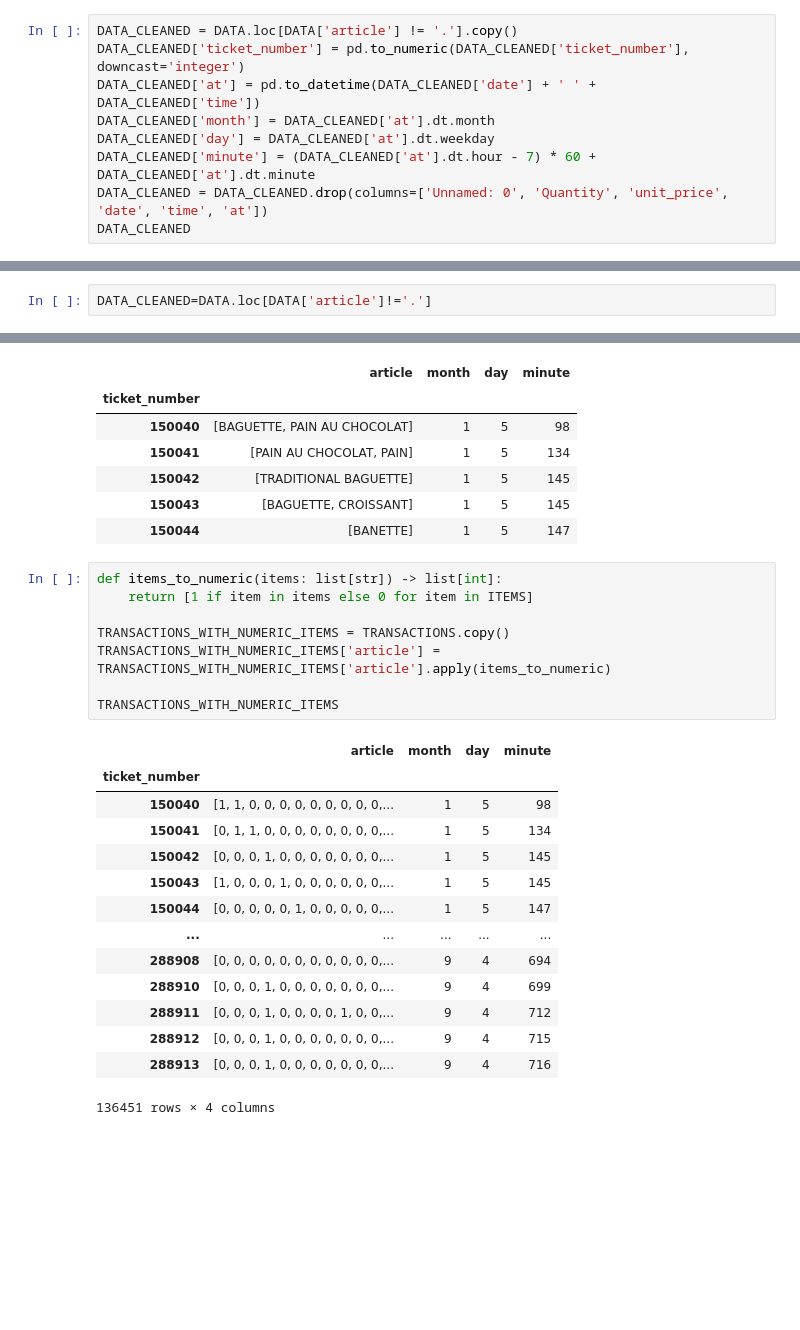
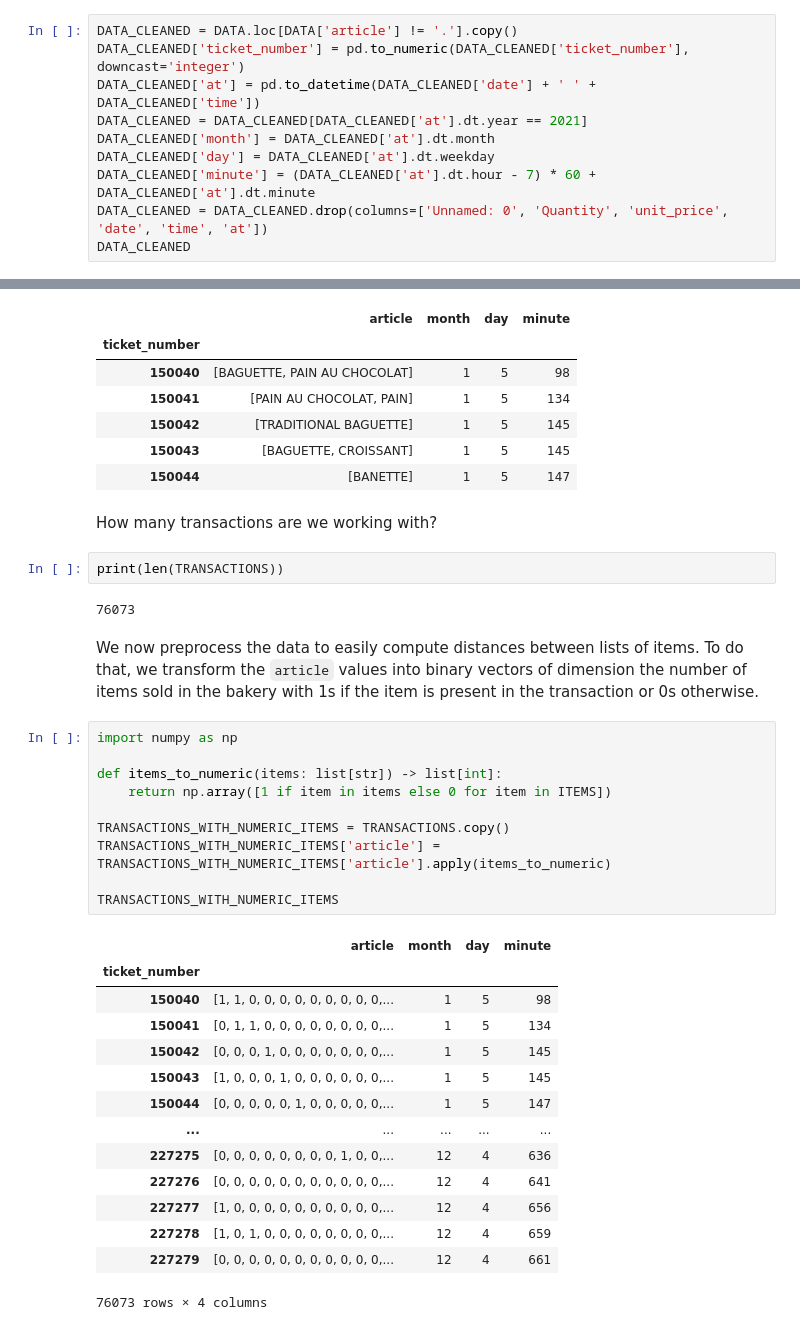
Before and after one commit to 1kjo/dbdm, a Jupyter notebook: clustering.ipynb, the cells around one changed output, grey strips where cells are left out. Cells and saved outputs as stored; diff of their text form; blank space fills up the shorter version.

```diff
--- a/clustering.ipynb
+++ b/clustering.ipynb
@@ -14,6 +24,7 @@ DATA.head()
 DATA_CLEANED = DATA.loc[DATA['article'] != '.'].copy()
 DATA_CLEANED['ticket_number'] = pd.to_numeric(DATA_CLEANED['ticket_number'], downcast='integer')
 DATA_CLEANED['at'] = pd.to_datetime(DATA_CLEANED['date'] + ' ' + DATA_CLEANED['time'])
+DATA_CLEANED = DATA_CLEANED[DATA_CLEANED['at'].dt.year == 2021]
 DATA_CLEANED['month'] = DATA_CLEANED['at'].dt.month
 DATA_CLEANED['day'] = DATA_CLEANED['at'].dt.weekday
 DATA_CLEANED['minute'] = (DATA_CLEANED['at'].dt.hour - 7) * 60 + DATA_CLEANED['at'].dt.minute
@@ -57,2 +69,0 @@ array(['BAGUETTE', 'PAIN AU CHOCOLAT', 'PAIN', 'TRADITIONAL BAGUETTE',
-# %%
-DATA_CLEANED=DATA.loc[DATA['article']!='.']
@@ -67,26 +80,36 @@ TRANSACTIONS.head()
 | 150042 | [TRADITIONAL BAGUETTE] | 1 | 5 | 145 |
 | 150043 | [BAGUETTE, CROISSANT] | 1 | 5 | 145 |
 | 150044 | [BANETTE] | 1 | 5 | 147 |
+# %% [markdown]
+How many transactions are we working with?
+# %%
+print(len(TRANSACTIONS))
+# %% [output]
+76073
+# %% [markdown]
+We now preprocess the data to easily compute distances between lists of items. To do that, we transform the `article` values into binary vectors of dimension the number of items sold in the bakery with 1s if the item is present in the transaction or 0s otherwise.
 # %%
+import numpy as np
+
 def items_to_numeric(items: list[str]) -> list[int]:
-    return [1 if item in items else 0 for item in ITEMS]
+    return np.array([1 if item in items else 0 for item in ITEMS])
 
 TRANSACTIONS_WITH_NUMERIC_ITEMS = TRANSACTIONS.copy()
 TRANSACTIONS_WITH_NUMERIC_ITEMS['article'] = TRANSACTIONS_WITH_NUMERIC_ITEMS['article'].apply(items_to_numeric)
 
 TRANSACTIONS_WITH_NUMERIC_ITEMS
 # %% [output]
 |  | article | month | day | minute |
 | ticket_number |  |  |  |  |
 | 150040 | [1, 1, 0, 0, 0, 0, 0, 0, 0, 0, 0,... | 1 | 5 | 98 |
 | 150041 | [0, 1, 1, 0, 0, 0, 0, 0, 0, 0, 0,... | 1 | 5 | 134 |
 | 150042 | [0, 0, 0, 1, 0, 0, 0, 0, 0, 0, 0,... | 1 | 5 | 145 |
 | 150043 | [1, 0, 0, 0, 1, 0, 0, 0, 0, 0, 0,... | 1 | 5 | 145 |
 | 150044 | [0, 0, 0, 0, 0, 1, 0, 0, 0, 0, 0,... | 1 | 5 | 147 |
 | ... | ... | ... | ... | ... |
-| 288908 | [0, 0, 0, 0, 0, 0, 0, 0, 0, 0, 0,... | 9 | 4 | 694 |
-| 288910 | [0, 0, 0, 1, 0, 0, 0, 0, 0, 0, 0,... | 9 | 4 | 699 |
-| 288911 | [0, 0, 0, 1, 0, 0, 0, 0, 1, 0, 0,... | 9 | 4 | 712 |
-| 288912 | [0, 0, 0, 1, 0, 0, 0, 0, 0, 0, 0,... | 9 | 4 | 715 |
-| 288913 | [0, 0, 0, 1, 0, 0, 0, 0, 0, 0, 0,... | 9 | 4 | 716 |
+| 227275 | [0, 0, 0, 0, 0, 0, 0, 0, 1, 0, 0,... | 12 | 4 | 636 |
+| 227276 | [0, 0, 0, 0, 0, 0, 0, 0, 0, 0, 0,... | 12 | 4 | 641 |
+| 227277 | [1, 0, 0, 0, 0, 0, 0, 0, 0, 0, 0,... | 12 | 4 | 656 |
+| 227278 | [1, 0, 1, 0, 0, 0, 0, 0, 0, 0, 0,... | 12 | 4 | 659 |
+| 227279 | [0, 0, 0, 0, 0, 0, 0, 0, 0, 0, 0,... | 12 | 4 | 661 |
-136451 rows × 4 columns
+76073 rows × 4 columns
```
Also changed, not shown: parts of 23 cells of this notebook, 1 other file.
